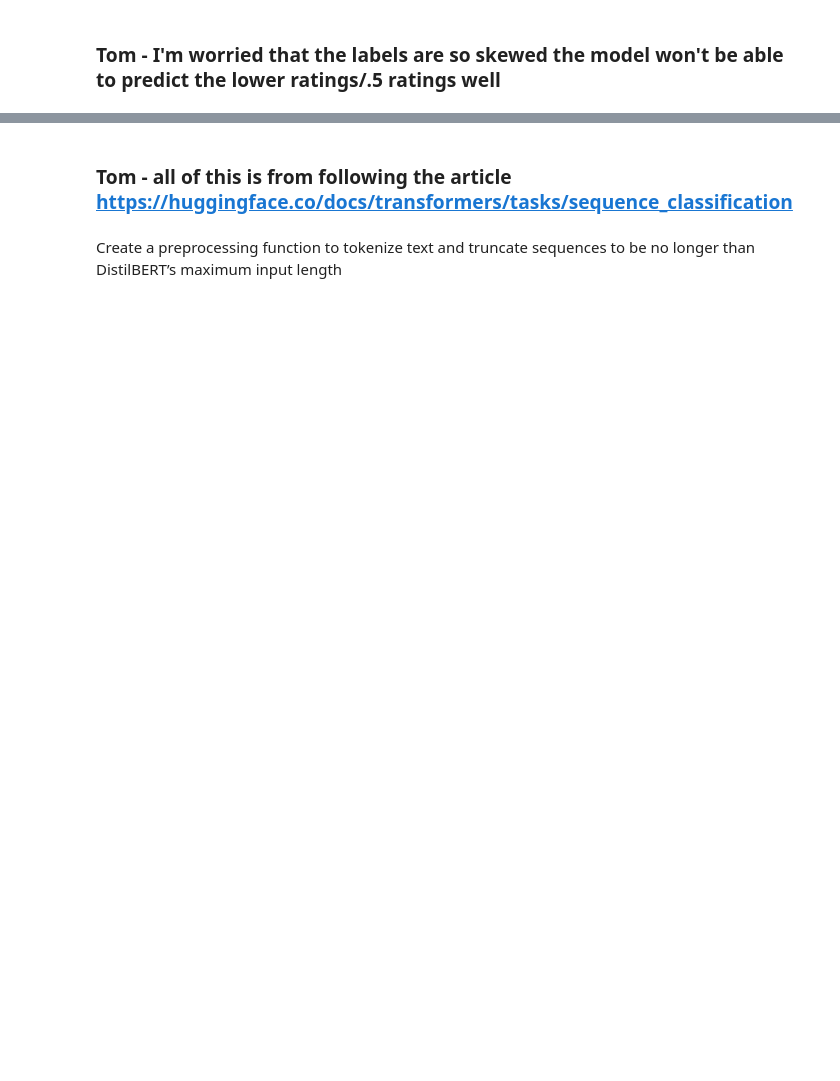
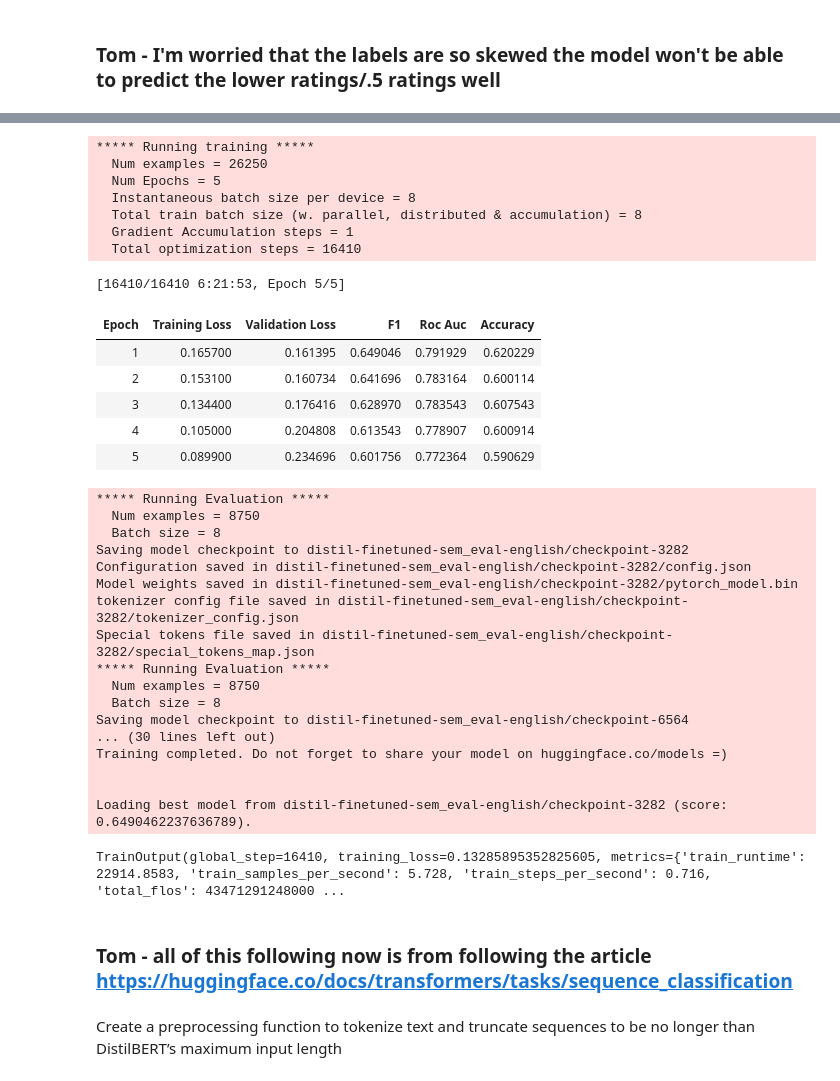
Before and after one commit to SeldonIO/deploy-workshops, a Jupyter notebook: nlp-ratings/nlp-ratings.ipynb, the cells around one changed output, grey strips where cells are left out. Drawn from its saved outputs; the diff is of its cells as text; code cells hidden in the pictures; blank space fills up the shorter version.

```diff
--- a/nlp-ratings/nlp-ratings.ipynb
+++ b/nlp-ratings/nlp-ratings.ipynb
@@ -87,0 +507,3 @@ comp_ds = datasets.DatasetDict({"train":train_ds,"test":test_ds})
+# %%
+batch_size = 8
+metric_name = "f1"
@@ -87,0 +534,40 @@ comp_ds = datasets.DatasetDict({"train":train_ds,"test":test_ds})
+# %%
+from sklearn.metrics import f1_score, roc_auc_score, accuracy_score
+from transformers import EvalPrediction
+import torch
+
+def multi_label_metrics(predictions, labels, threshold=0.5):
+    # first, apply sigmoid on predictions which are of shape (batch_size, num_labels)
+    sigmoid = torch.nn.Sigmoid()
+    probs = sigmoid(torch.Tensor(predictions))
+    # next, use threshold to turn them into integer predictions
+    y_pred = np.zeros(probs.shape)
+    y_pred[np.where(probs >= threshold)] = 1
+    # finally, compute metrics
+    y_true = labels
+    f1_micro_average = f1_score(y_true=y_true, y_pred=y_pred, average='micro')
+    roc_auc = roc_auc_score(y_true, y_pred, average = 'micro')
+    accuracy = accuracy_score(y_true, y_pred)
+    # return as dictionary
+    metrics = {'f1': f1_micro_average,
+               'roc_auc': roc_auc,
+               'accuracy': accuracy}
+    return metrics
+
+def compute_metrics(p: EvalPrediction):
+    preds = p.predictions[0] if isinstance(p.predictions,
+            tuple) else p.predictions
+    result = multi_label_metrics(
+        predictions=preds,
+        labels=p.label_ids)
+    return result
+# %%
+trainer = Trainer(
+    model,
+    args,
+    train_dataset=encoded_dataset['train'],
+    eval_dataset=encoded_dataset['val'],
+    tokenizer=tokenizer,
+    compute_metrics=compute_metrics
+
+)
@@ -88,5 +581,40 @@ comp_ds = datasets.DatasetDict({"train":train_ds,"test":test_ds})
+# %%
+trainer.train()
+# %% [output]
+***** Running training *****
+  Num examples = 26250
+  Num Epochs = 5
+  Instantaneous batch size per device = 8
+  Total train batch size (w. parallel, distributed & accumulation) = 8
+  Gradient Accumulation steps = 1
+  Total optimization steps = 16410
+[16410/16410 6:21:53, Epoch 5/5]
+| Epoch | Training Loss | Validation Loss | F1 | Roc Auc | Accuracy |
+| 1 | 0.165700 | 0.161395 | 0.649046 | 0.791929 | 0.620229 |
+| 2 | 0.153100 | 0.160734 | 0.641696 | 0.783164 | 0.600114 |
+| 3 | 0.134400 | 0.176416 | 0.628970 | 0.783543 | 0.607543 |
+| 4 | 0.105000 | 0.204808 | 0.613543 | 0.778907 | 0.600914 |
+| 5 | 0.089900 | 0.234696 | 0.601756 | 0.772364 | 0.590629 |
+***** Running Evaluation *****
+  Num examples = 8750
+  Batch size = 8
+Saving model checkpoint to distil-finetuned-sem_eval-english/checkpoint-3282
+Configuration saved in distil-finetuned-sem_eval-english/checkpoint-3282/config.json
+Model weights saved in distil-finetuned-sem_eval-english/checkpoint-3282/pytorch_model.bin
+tokenizer config file saved in distil-finetuned-sem_eval-english/checkpoint-3282/tokenizer_config.json
+Special tokens file saved in distil-finetuned-sem_eval-english/checkpoint-3282/special_tokens_map.json
+***** Running Evaluation *****
+  Num examples = 8750
+  Batch size = 8
+Saving model checkpoint to distil-finetuned-sem_eval-english/checkpoint-6564
+... (30 lines left out)
+Training completed. Do not forget to share your model on huggingface.co/models =)
+
+
+Loading best model from distil-finetuned-sem_eval-english/checkpoint-3282 (score: 0.6490462237636789).
+TrainOutput(global_step=16410, training_loss=0.13285895352825605, metrics={'train_runtime': 22914.8583, 'train_samples_per_second': 5.728, 'train_steps_per_second': 0.716, 'total_flos': 43471291248000 ...
 # %% [markdown]
-### Tom - all of this is from following the article https://huggingface.co/docs/transformers/tasks/sequence_classification
+### Tom - all of this following now is from following the article https://huggingface.co/docs/transformers/tasks/sequence_classification
 # %%
 tokenizer = AutoTokenizer.from_pretrained("distilbert-base-uncased")
 # %% [markdown]
```
Also changed, not shown: parts of 84 cells of this notebook, 1 other file.
